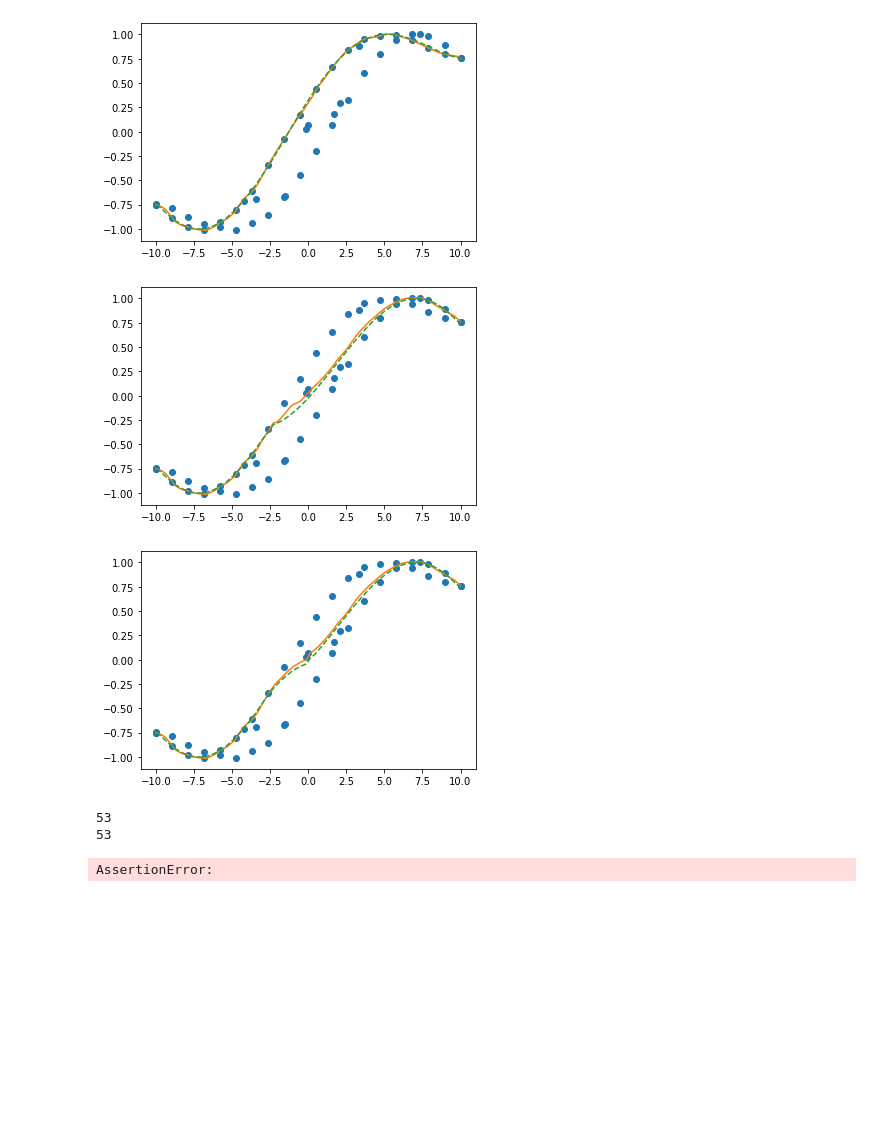
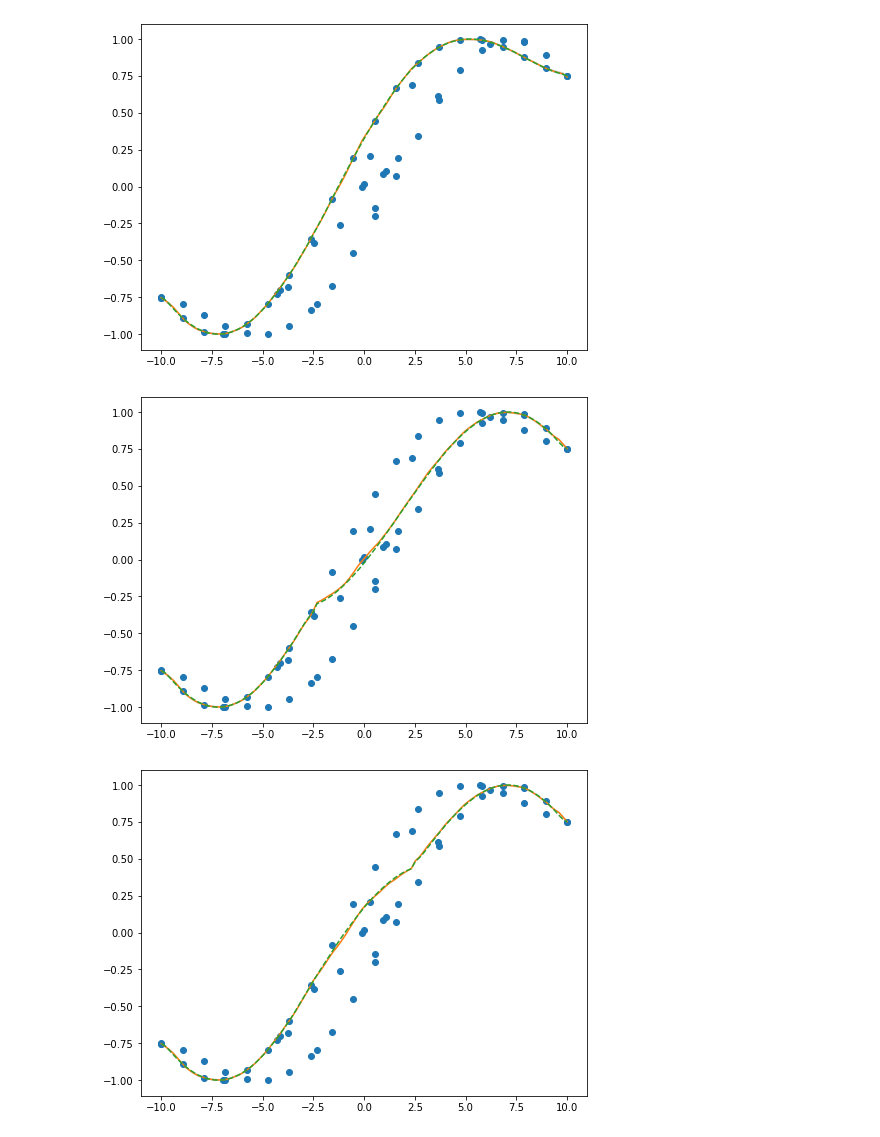
Before and after one commit to roussel-ryan/diff_hysteresis, a Jupyter notebook: fitting/toy/hybrid.ipynb, the cells around one changed output. Cells and saved outputs as stored; diff of their text form; code cells hidden in the pictures; blank space fills up the shorter version.

```diff
--- a/fitting/toy/hybrid.ipynb
+++ b/fitting/toy/hybrid.ipynb
@@ -8,7 +8,7 @@ from gpytorch.mlls import ExactMarginalLogLikelihood
 from botorch import fit_gpytorch_model
 
 from hysteresis.base import BaseHysteresis
-from hysteresis.trainable_hybrid import ExactHybridGP
+from hysteresis.hybrid import ExactHybridGP
 from hysteresis.visualization import plot_hysterion_density
 
 def ground_truth_function(m):
@@ -20,7 +20,7 @@ def load():
     train_h = aps_model.history_h.reshape(-1, 1)
     train_m = aps_model.history_m.reshape(-1, 1)
 
-    train_y = ground_truth_function(train_m) + torch.randn(train_m.shape) * 0.01
+    train_y = ground_truth_function(train_m) + torch.randn(train_m.shape) * 0.0
     return train_h, train_m, train_y, aps_model
 # %%
 train_x, train_m, train_y, aps_model = load()
@@ -69,37 +72,28 @@ plot_hysterion_density(model.hysteresis_models[0])
 # %%
 # predict with joint model
-flds = torch.tensor([10.0, -2.5, 0.0])
+flds = torch.tensor([10.0, -2.5, 2.5])
 for ele in flds:
     aps_model.apply_field(ele)
     aps_model.next()
 
     model.apply_fields(ele.reshape(1,1))
     model.next()
 
     test_x = torch.linspace(*H.valid_domain, 100)
     with torch.no_grad():
         post = model(test_x.double().reshape(-1, 1, 1))
         mean = post.mean
         l, u = post.confidence_region()
 
     m_gt = aps_model(test_x.double().reshape(-1,1,1))
     y_gt = ground_truth_function(m_gt).squeeze().detach()
 
-    plt.figure()
+    plt.figure(figsize=(8,6))
     plt.plot(train_x, train_y, 'o')
     plt.plot(test_x, mean)
     plt.fill_between(test_x, l, u, alpha=0.25)
     plt.plot(test_x, y_gt,'--')
 # %% [output]
-[figure, old version]
+[figure, new version]
-[figure, old version]
+[figure, new version]
-[figure, old version]
+[figure, new version]
-# %%
-print(len(model.hysteresis_models[0].history_h))
-print(len(model.hysteresis_models[0]._history_h))
-
-post = model(model.hysteresis_models[0].history_h)
-# %% [output]
-53
-53
-AssertionError:
```
Also changed, not shown: parts of 2 cells of this notebook, 15 other files.
